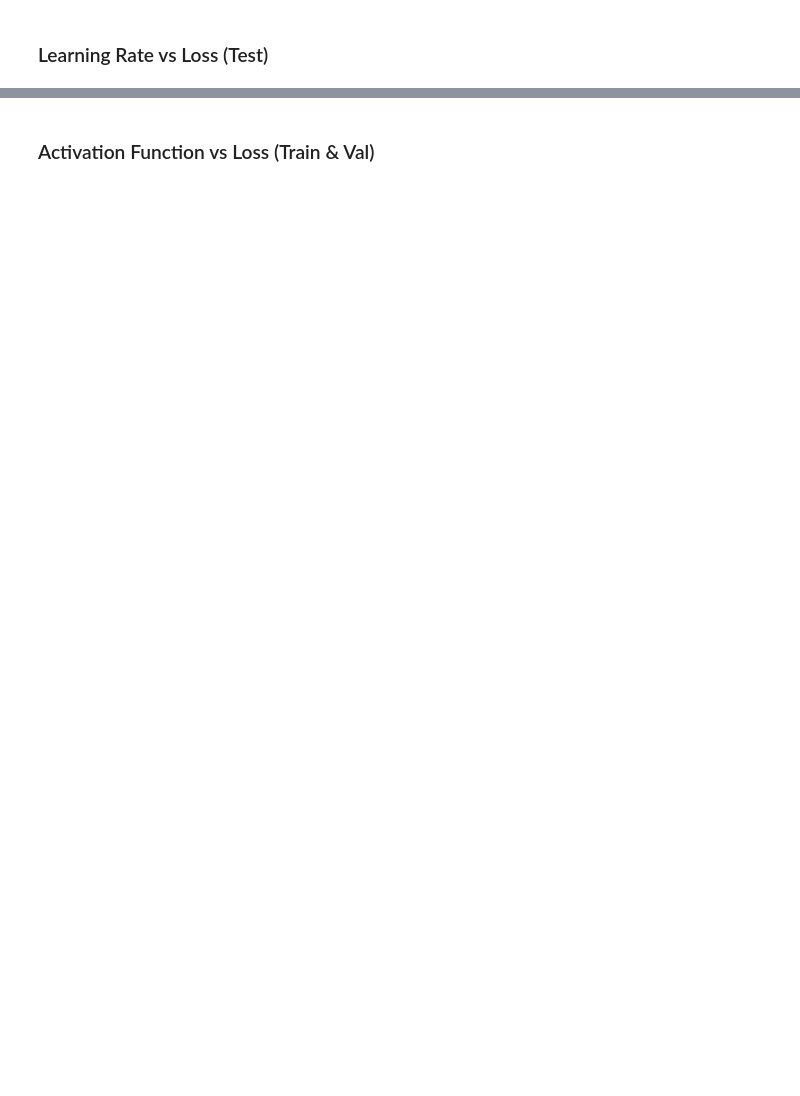
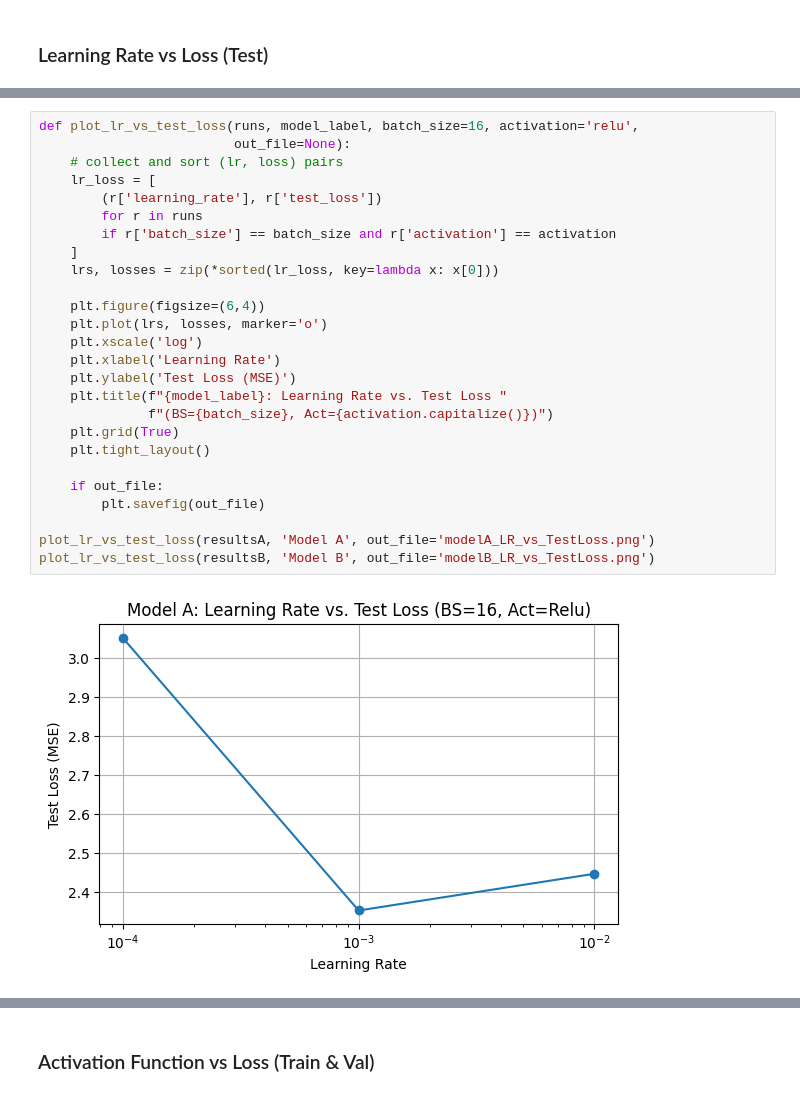
Before and after one commit to tonyzrl/ANN_Assignment, a Jupyter notebook: ANN_Notebook.ipynb, the cells around one changed output, grey strips where cells are left out. Drawn from its saved outputs; the diff is of its cells as text; blank space fills up the shorter version.

```diff
--- a/ANN_Notebook.ipynb
+++ b/ANN_Notebook.ipynb
@@ -512,0 +450,28 @@ plt.savefig('modelB_LR_vs_TestLoss.png')
+# %%
+def plot_lr_vs_test_loss(runs, model_label, batch_size=16, activation='relu',
+                         out_file=None):
+    # collect and sort (lr, loss) pairs
+    lr_loss = [
+        (r['learning_rate'], r['test_loss'])
+        for r in runs
+        if r['batch_size'] == batch_size and r['activation'] == activation
+    ]
+    lrs, losses = zip(*sorted(lr_loss, key=lambda x: x[0]))
+
+    plt.figure(figsize=(6,4))
+    plt.plot(lrs, losses, marker='o')
+    plt.xscale('log')
+    plt.xlabel('Learning Rate')
+    plt.ylabel('Test Loss (MSE)')
+    plt.title(f"{model_label}: Learning Rate vs. Test Loss "
+              f"(BS={batch_size}, Act={activation.capitalize()})")
+    plt.grid(True)
+    plt.tight_layout()
+
+    if out_file:
+        plt.savefig(out_file)
+
+plot_lr_vs_test_loss(resultsA, 'Model A', out_file='modelA_LR_vs_TestLoss.png')
+plot_lr_vs_test_loss(resultsB, 'Model B', out_file='modelB_LR_vs_TestLoss.png')
+# %% [output]
+[figure, added]
```
Also changed, not shown: parts of 10 cells of this notebook.
